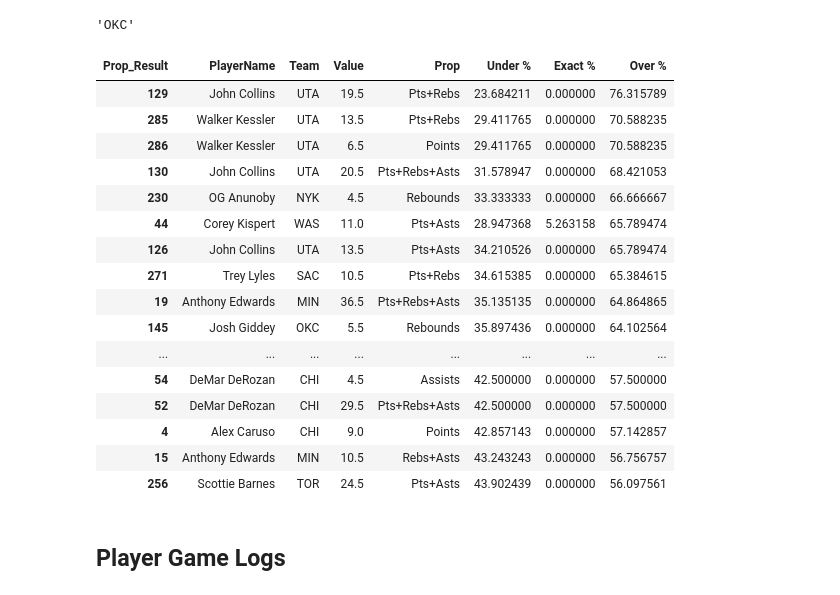
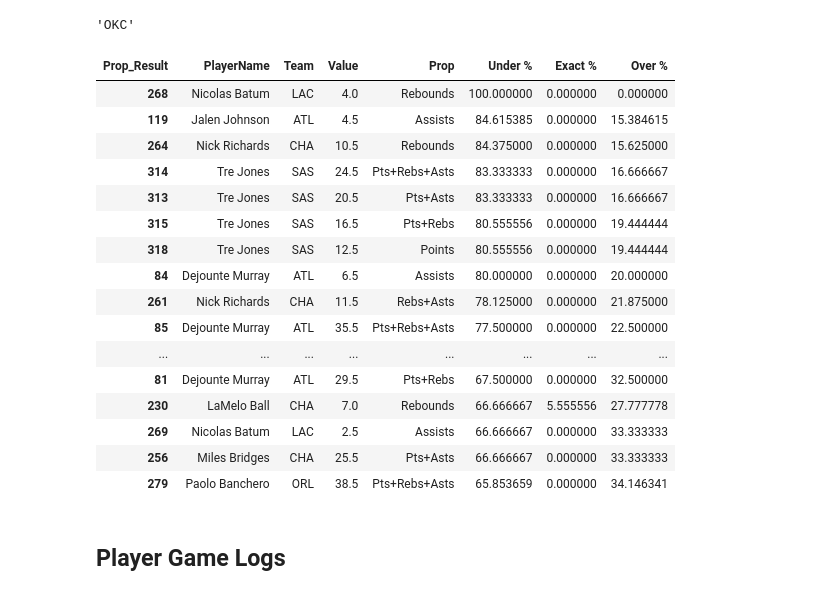
Before and after one commit to DhirenShivdasani/NBA-player-prop-analysis, a Jupyter notebook: Untitled.ipynb, the cells around one changed output. Cells and saved outputs as stored; diff of their text form; code cells hidden in the pictures.

Commit message:
data changes

```diff
--- a/Untitled.ipynb
+++ b/Untitled.ipynb
@@ -428,6 +428,8 @@ player_data = merged_data[(merged_data['PlayerName'] == 'Josh Giddey') ]['Team']
 .sort_values('GAME_DATE', ascending=False).tail(10)
 # %% [output]
 'OKC'
+# %%
+merged_data = pd.read_csv('merged_data.csv')
 # %%
 
 
@@ -468,25 +470,25 @@ grouped_stats = grouped_stats.rename(columns={-1: 'Under %', 0: 'Exact %', 1: 'O
 # Reset the index to turn the group by columns into regular columns
 grouped_stats = grouped_stats.reset_index()
 # %%
-grouped_stats.sort_values(by='Over %', ascending=False).head(35)
+grouped_stats.sort_values(by='Under %', ascending=False).head(35)
 # %% [output]
 | Prop_Result | PlayerName | Team | Value | Prop | Under % | Exact % | Over % |
-| 129 | John Collins | UTA | 19.5 | Pts+Rebs | 23.684211 | 0.000000 | 76.315789 |
-| 285 | Walker Kessler | UTA | 13.5 | Pts+Rebs | 29.411765 | 0.000000 | 70.588235 |
-| 286 | Walker Kessler | UTA | 6.5 | Points | 29.411765 | 0.000000 | 70.588235 |
-| 130 | John Collins | UTA | 20.5 | Pts+Rebs+Asts | 31.578947 | 0.000000 | 68.421053 |
-| 230 | OG Anunoby | NYK | 4.5 | Rebounds | 33.333333 | 0.000000 | 66.666667 |
-| 44 | Corey Kispert | WAS | 11.0 | Pts+Asts | 28.947368 | 5.263158 | 65.789474 |
-| 126 | John Collins | UTA | 13.5 | Pts+Asts | 34.210526 | 0.000000 | 65.789474 |
-| 271 | Trey Lyles | SAC | 10.5 | Pts+Rebs | 34.615385 | 0.000000 | 65.384615 |
-| 19 | Anthony Edwards | MIN | 36.5 | Pts+Rebs+Asts | 35.135135 | 0.000000 | 64.864865 |
-| 145 | Josh Giddey | OKC | 5.5 | Rebounds | 35.897436 | 0.000000 | 64.102564 |
+| 268 | Nicolas Batum | LAC | 4.0 | Rebounds | 100.000000 | 0.000000 | 0.000000 |
+| 119 | Jalen Johnson | ATL | 4.5 | Assists | 84.615385 | 0.000000 | 15.384615 |
+| 264 | Nick Richards | CHA | 10.5 | Rebounds | 84.375000 | 0.000000 | 15.625000 |
+| 314 | Tre Jones | SAS | 24.5 | Pts+Rebs+Asts | 83.333333 | 0.000000 | 16.666667 |
+| 313 | Tre Jones | SAS | 20.5 | Pts+Asts | 83.333333 | 0.000000 | 16.666667 |
+| 315 | Tre Jones | SAS | 16.5 | Pts+Rebs | 80.555556 | 0.000000 | 19.444444 |
+| 318 | Tre Jones | SAS | 12.5 | Points | 80.555556 | 0.000000 | 19.444444 |
+| 84 | Dejounte Murray | ATL | 6.5 | Assists | 80.000000 | 0.000000 | 20.000000 |
+| 261 | Nick Richards | CHA | 11.5 | Rebs+Asts | 78.125000 | 0.000000 | 21.875000 |
+| 85 | Dejounte Murray | ATL | 35.5 | Pts+Rebs+Asts | 77.500000 | 0.000000 | 22.500000 |
 | ... | ... | ... | ... | ... | ... | ... | ... |
-| 54 | DeMar DeRozan | CHI | 4.5 | Assists | 42.500000 | 0.000000 | 57.500000 |
-| 52 | DeMar DeRozan | CHI | 29.5 | Pts+Rebs+Asts | 42.500000 | 0.000000 | 57.500000 |
-| 4 | Alex Caruso | CHI | 9.0 | Points | 42.857143 | 0.000000 | 57.142857 |
-| 15 | Anthony Edwards | MIN | 10.5 | Rebs+Asts | 43.243243 | 0.000000 | 56.756757 |
-| 256 | Scottie Barnes | TOR | 24.5 | Pts+Asts | 43.902439 | 0.000000 | 56.097561 |
+| 81 | Dejounte Murray | ATL | 29.5 | Pts+Rebs | 67.500000 | 0.000000 | 32.500000 |
+| 230 | LaMelo Ball | CHA | 7.0 | Rebounds | 66.666667 | 5.555556 | 27.777778 |
+| 269 | Nicolas Batum | LAC | 2.5 | Assists | 66.666667 | 0.000000 | 33.333333 |
+| 256 | Miles Bridges | CHA | 25.5 | Pts+Asts | 66.666667 | 0.000000 | 33.333333 |
+| 279 | Paolo Banchero | ORL | 38.5 | Pts+Rebs+Asts | 65.853659 | 0.000000 | 34.146341 |
 # %% [markdown]
 ## Player Game Logs
 # %%
```
Also changed, not shown: 5 other files.
